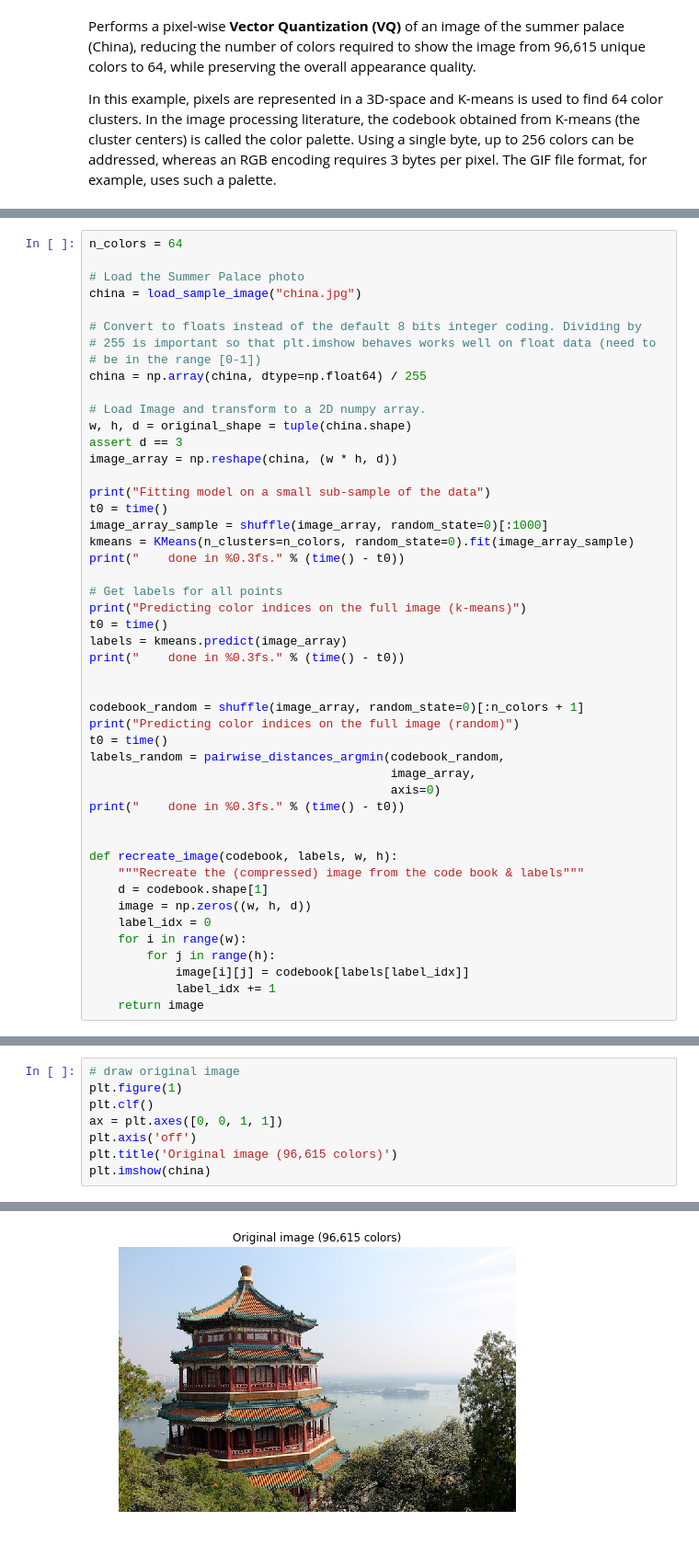
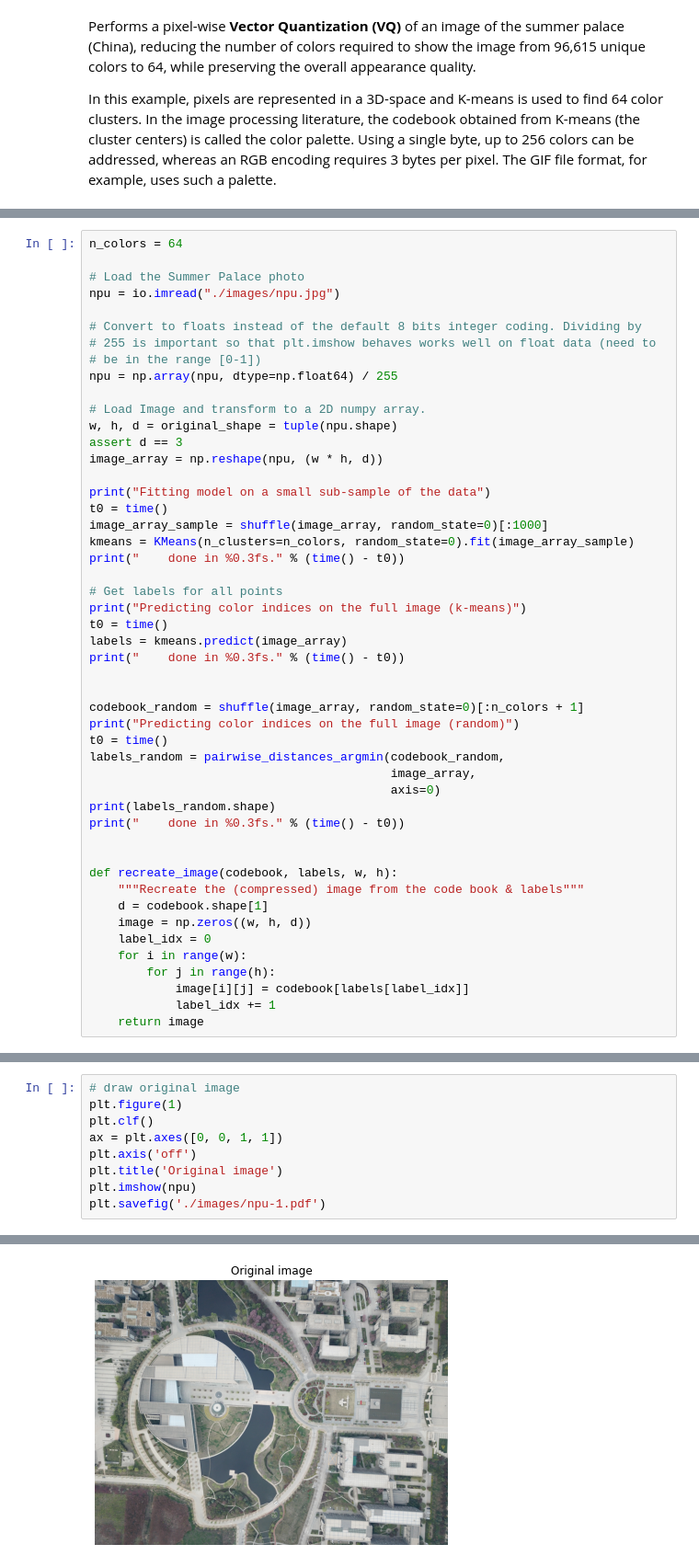
Before and after one commit to bushuhui/machinelearning_notebook, a Jupyter notebook: 3_kmeans/2-kmeans-color-vq_EN.ipynb, the cells around one changed output, grey strips where cells are left out. Shown at 92% size. Cells and saved outputs as stored; diff of their text form.

```diff
--- a/3_kmeans/2-kmeans-color-vq_EN.ipynb
+++ b/3_kmeans/2-kmeans-color-vq_EN.ipynb
@@ -17,17 +17,17 @@ from time import time
 n_colors = 64
 
 # Load the Summer Palace photo
-china = load_sample_image("china.jpg")
+npu = io.imread("./images/npu.jpg")
 
 # Convert to floats instead of the default 8 bits integer coding. Dividing by
 # 255 is important so that plt.imshow behaves works well on float data (need to
 # be in the range [0-1])
-china = np.array(china, dtype=np.float64) / 255
+npu = np.array(npu, dtype=np.float64) / 255
 
 # Load Image and transform to a 2D numpy array.
-w, h, d = original_shape = tuple(china.shape)
+w, h, d = original_shape = tuple(npu.shape)
 assert d == 3
-image_array = np.reshape(china, (w * h, d))
+image_array = np.reshape(npu, (w * h, d))
 
 print("Fitting model on a small sub-sample of the data")
 t0 = time()
@@ -48,6 +48,7 @@ t0 = time()
 labels_random = pairwise_distances_argmin(codebook_random,
                                           image_array,
                                           axis=0)
+print(labels_random.shape)
 print("    done in %0.3fs." % (time() - t0))
 
 
@@ -80,6 +76,7 @@ plt.figure(1)
 plt.clf()
 ax = plt.axes([0, 0, 1, 1])
 plt.axis('off')
-plt.title('Original image (96,615 colors)')
-plt.imshow(china)
+plt.title('Original image')
+plt.imshow(npu)
+plt.savefig('./images/npu-1.pdf')
 # %% [output]
@@ -87,4 +83,4 @@ plt.imshow(china)
-[figure, old version]
+[figure, new version]
 # %%
 # 64 VQ image
 plt.figure(2)
```
Also changed, not shown: parts of 5 cells of this notebook, 8 other files.
